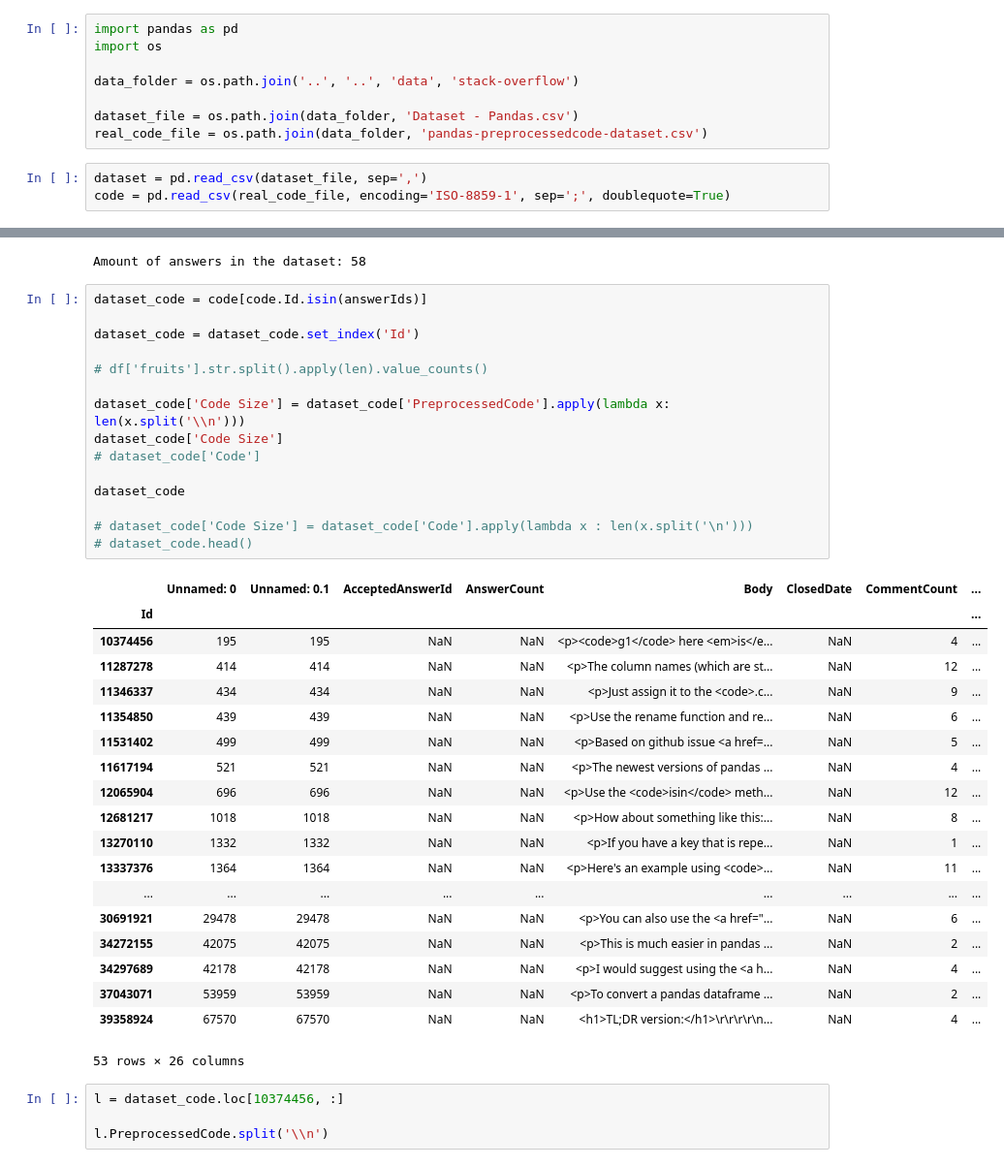
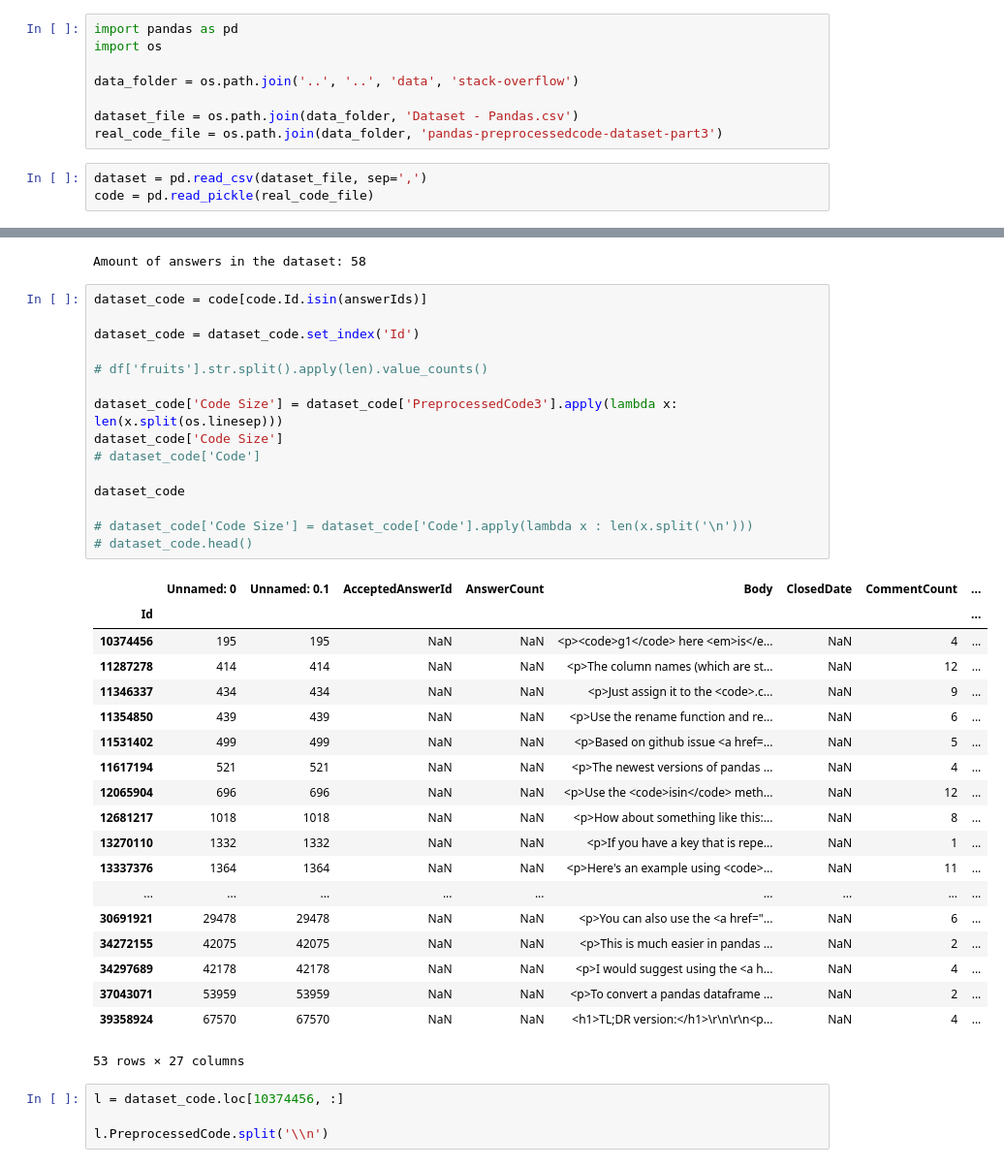
Before and after one commit to DiegoEliasCosta/snippet-optimization, a Jupyter notebook: code/analysis/dataset-analysis.ipynb, the cells around one changed output, grey strips where cells are left out. Shown: that part at 97% size. Saved outputs shown, nothing was run; the diff lists cells and outputs as text.

```diff
--- a/code/analysis/dataset-analysis.ipynb
+++ b/code/analysis/dataset-analysis.ipynb
@@ -5,10 +5,10 @@ import os
 data_folder = os.path.join('..', '..', 'data', 'stack-overflow')
 
 dataset_file = os.path.join(data_folder, 'Dataset - Pandas.csv')
-real_code_file = os.path.join(data_folder, 'pandas-preprocessedcode-dataset.csv')
+real_code_file = os.path.join(data_folder, 'pandas-preprocessedcode-dataset-part3')
 # %%
 dataset = pd.read_csv(dataset_file, sep=',')
-code = pd.read_csv(real_code_file, encoding='ISO-8859-1', sep=';', doublequote=True)
+code = pd.read_pickle(real_code_file)
 # %%
 # Remove non answers
 answerIds = dataset.AnswerId.unique()
@@ -21,36 +21,36 @@ dataset_code = code[code.Id.isin(answerIds)]
 
 dataset_code = dataset_code.set_index('Id')
 
 # df['fruits'].str.split().apply(len).value_counts()
 
-dataset_code['Code Size'] = dataset_code['PreprocessedCode'].apply(lambda x: len(x.split('\\n')))
+dataset_code['Code Size'] = dataset_code['PreprocessedCode3'].apply(lambda x: len(x.split(os.linesep)))
 dataset_code['Code Size']
 # dataset_code['Code']
 
 dataset_code
 
 # dataset_code['Code Size'] = dataset_code['Code'].apply(lambda x : len(x.split('\n')))
 # dataset_code.head()
 # %% [output]
 |  | Unnamed: 0 | Unnamed: 0.1 | AcceptedAnswerId | AnswerCount | Body | ClosedDate | CommentCount | ... |
 | Id |  |  |  |  |  |  |  | ... |
 | 10374456 | 195 | 195 | NaN | NaN | <p><code>g1</code> here <em>is</e... | NaN | 4 | ... |
 | 11287278 | 414 | 414 | NaN | NaN | <p>The column names (which are st... | NaN | 12 | ... |
 | 11346337 | 434 | 434 | NaN | NaN | <p>Just assign it to the <code>.c... | NaN | 9 | ... |
 | 11354850 | 439 | 439 | NaN | NaN | <p>Use the rename function and re... | NaN | 6 | ... |
 | 11531402 | 499 | 499 | NaN | NaN | <p>Based on github issue <a href=... | NaN | 5 | ... |
 | 11617194 | 521 | 521 | NaN | NaN | <p>The newest versions of pandas ... | NaN | 4 | ... |
 | 12065904 | 696 | 696 | NaN | NaN | <p>Use the <code>isin</code> meth... | NaN | 12 | ... |
 | 12681217 | 1018 | 1018 | NaN | NaN | <p>How about something like this:... | NaN | 8 | ... |
 | 13270110 | 1332 | 1332 | NaN | NaN | <p>If you have a key that is repe... | NaN | 1 | ... |
 | 13337376 | 1364 | 1364 | NaN | NaN | <p>Here's an example using <code>... | NaN | 11 | ... |
 | ... | ... | ... | ... | ... | ... | ... | ... | ... |
 | 30691921 | 29478 | 29478 | NaN | NaN | <p>You can also use the <a href="... | NaN | 6 | ... |
 | 34272155 | 42075 | 42075 | NaN | NaN | <p>This is much easier in pandas ... | NaN | 2 | ... |
 | 34297689 | 42178 | 42178 | NaN | NaN | <p>I would suggest using the <a h... | NaN | 4 | ... |
 | 37043071 | 53959 | 53959 | NaN | NaN | <p>To convert a pandas dataframe ... | NaN | 2 | ... |
-| 39358924 | 67570 | 67570 | NaN | NaN | <h1>TL;DR version:</h1>\r\r\r\r\n... | NaN | 4 | ... |
+| 39358924 | 67570 | 67570 | NaN | NaN | <h1>TL;DR version:</h1>\r\n\r\n<p... | NaN | 4 | ... |
-53 rows × 26 columns
+53 rows × 27 columns
 # %%
 l = dataset_code.loc[10374456, :]
 
```
Also changed, not shown: 1 other file.
